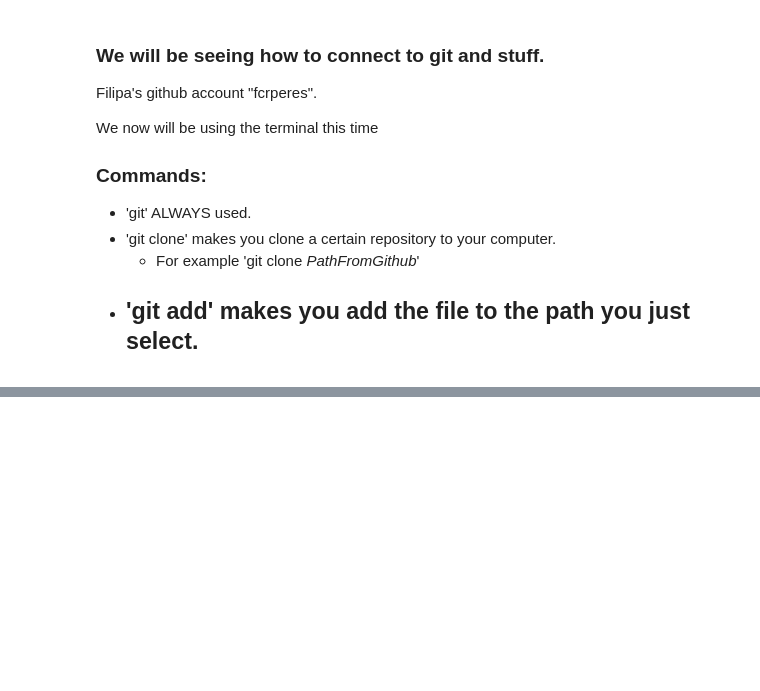
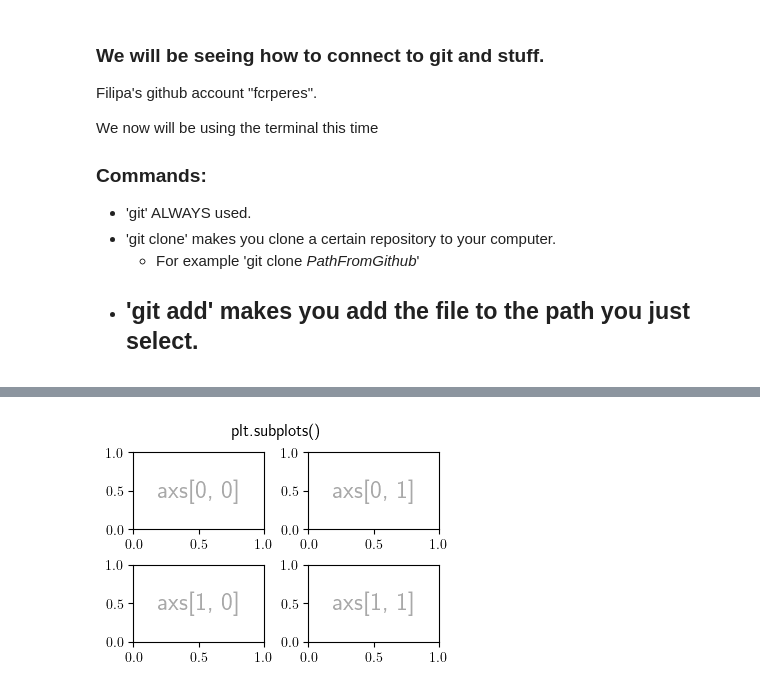
Before and after one commit to DiegoConol/Fisica-Computacional, a Jupyter notebook: Clase con Filipa/Notebook with FIlipa.ipynb, the cells around one changed output, grey strips where cells are left out. Cells and saved outputs as stored; diff of their text form; code cells hidden in the pictures; blank space fills up the shorter version.

```diff
--- a/Clase con Filipa/Notebook with FIlipa.ipynb
+++ b/Clase con Filipa/Notebook with FIlipa.ipynb
@@ -663,0 +727,19 @@ results = np.load(path + "sine.npy")
+# %%
+#We can also plot more than one thing. These are SUBFIGURES.
+
+fig, axs = plt.subplots(ncols=2, nrows=2, figsize=(3.5, 2.5),
+                        layout="constrained")
+
+for row in range(2):
+    for col in range(2):
+        axs[row, col].annotate(f'axs[{row}, {col}]', (0.5, 0.5),
+                            xycoords=axs[row, col].transAxes,
+                            #Ha horizontal alignment, VA vertical alignment
+                            ha='center', va='center', fontsize=18,
+                            color='darkgrey')
+
+#axs[0,0].set_xlim(0,10)
+fig.suptitle('plt.subplots()')
+plt.show()
+# %% [output]
+[figure, added]
```
Also changed, not shown: parts of 14 cells of this notebook, 2 other files.
